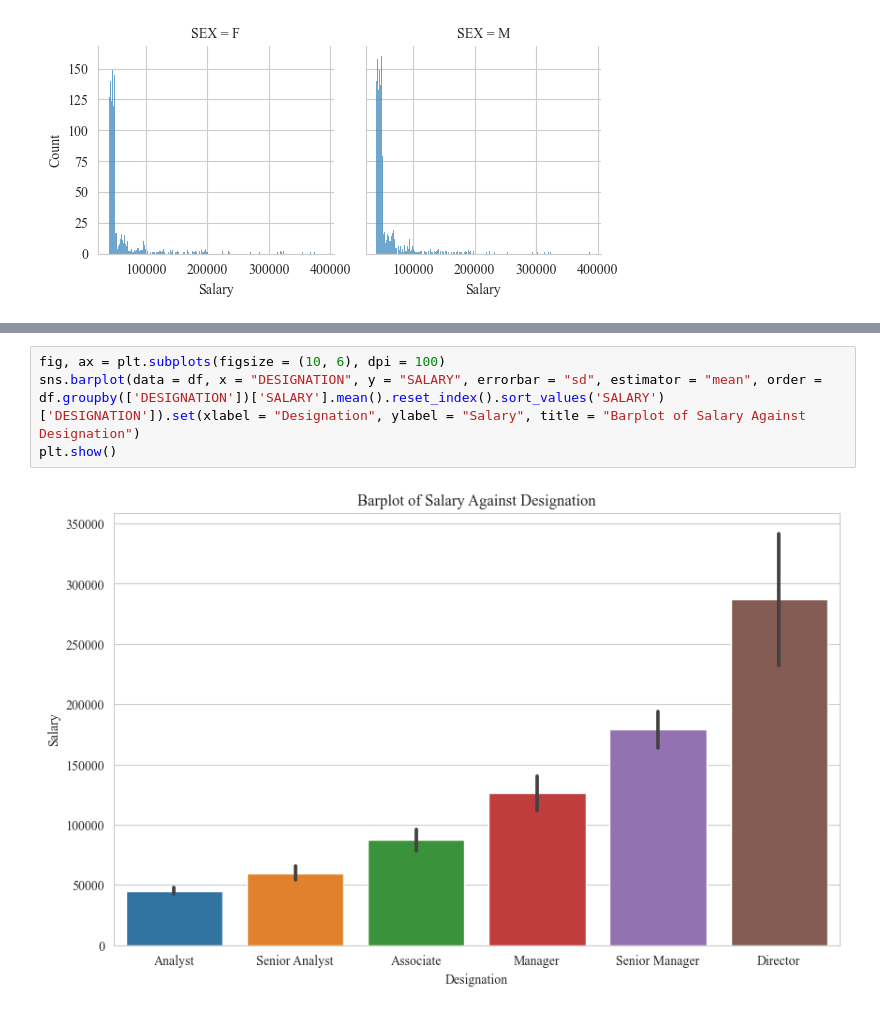
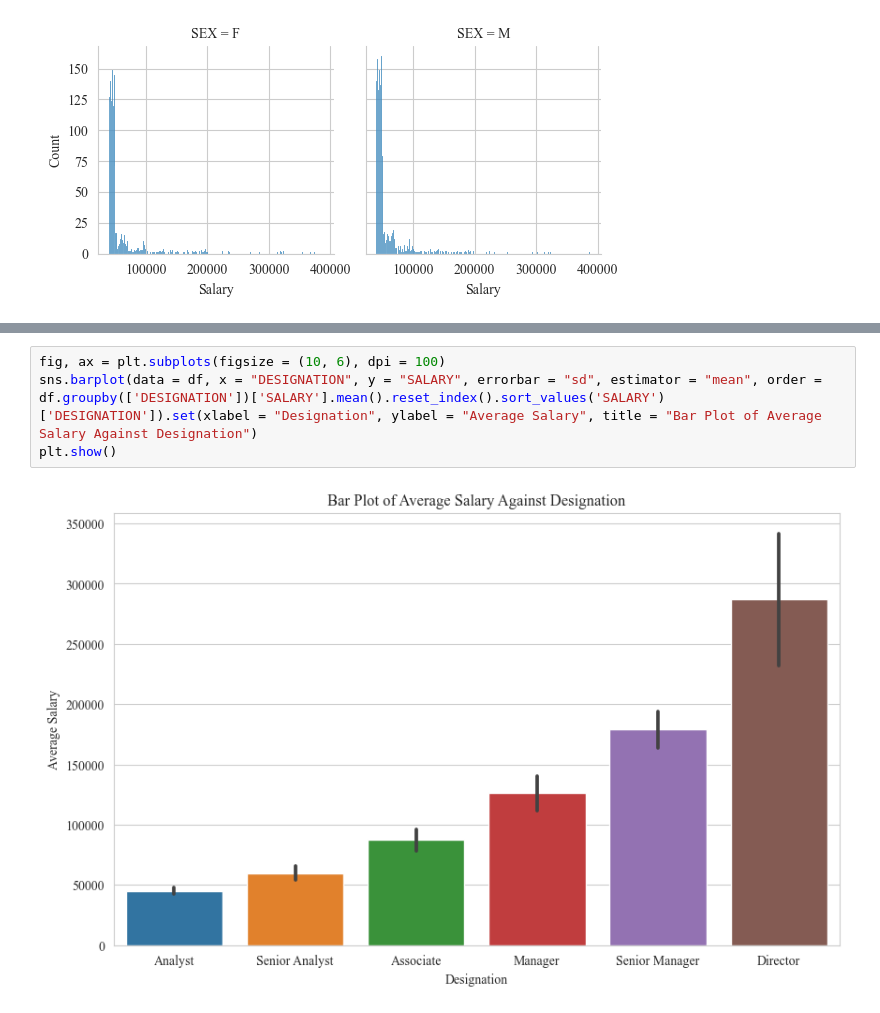
Before and after one commit to mzakariaz/MIP-Machine-Learning-Project-1, a Jupyter notebook: salary-predictions.ipynb, the cells around one changed output, grey strips where cells are left out. Drawn from its saved outputs; the diff is of its cells as text.

```diff
--- a/salary-predictions.ipynb
+++ b/salary-predictions.ipynb
@@ -286,6 +285,6 @@ plt.show()
 # %%
 fig, ax = plt.subplots(figsize = (10, 6), dpi = 100)
-sns.barplot(data = df, x = "DESIGNATION", y = "SALARY", errorbar = "sd", estimator = "mean", order = df.groupby(['DESIGNATION'])['SALARY'].mean().reset_index().sort_values('SALARY')['DESIGNATION']).set(xlabel = "Designation", ylabel = "Salary", title = "Barplot of Salary Against Designation")
+sns.barplot(data = df, x = "DESIGNATION", y = "SALARY", errorbar = "sd", estimator = "mean", order = df.groupby(['DESIGNATION'])['SALARY'].mean().reset_index().sort_values('SALARY')['DESIGNATION']).set(xlabel = "Designation", ylabel = "Average Salary", title = "Bar Plot of Average Salary Against Designation")
 plt.show()
 # %% [output]
-[figure, old version]
+[figure, new version]
```
Also changed, not shown: parts of 14 cells of this notebook.
